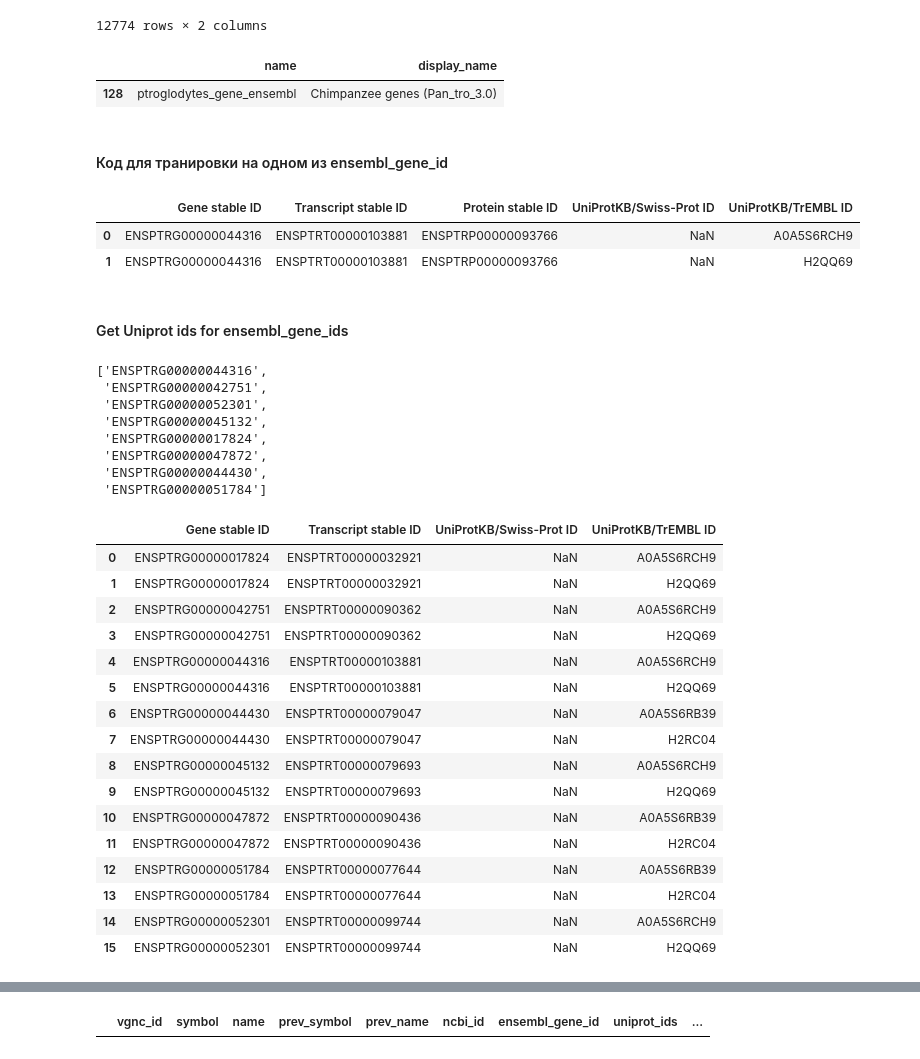
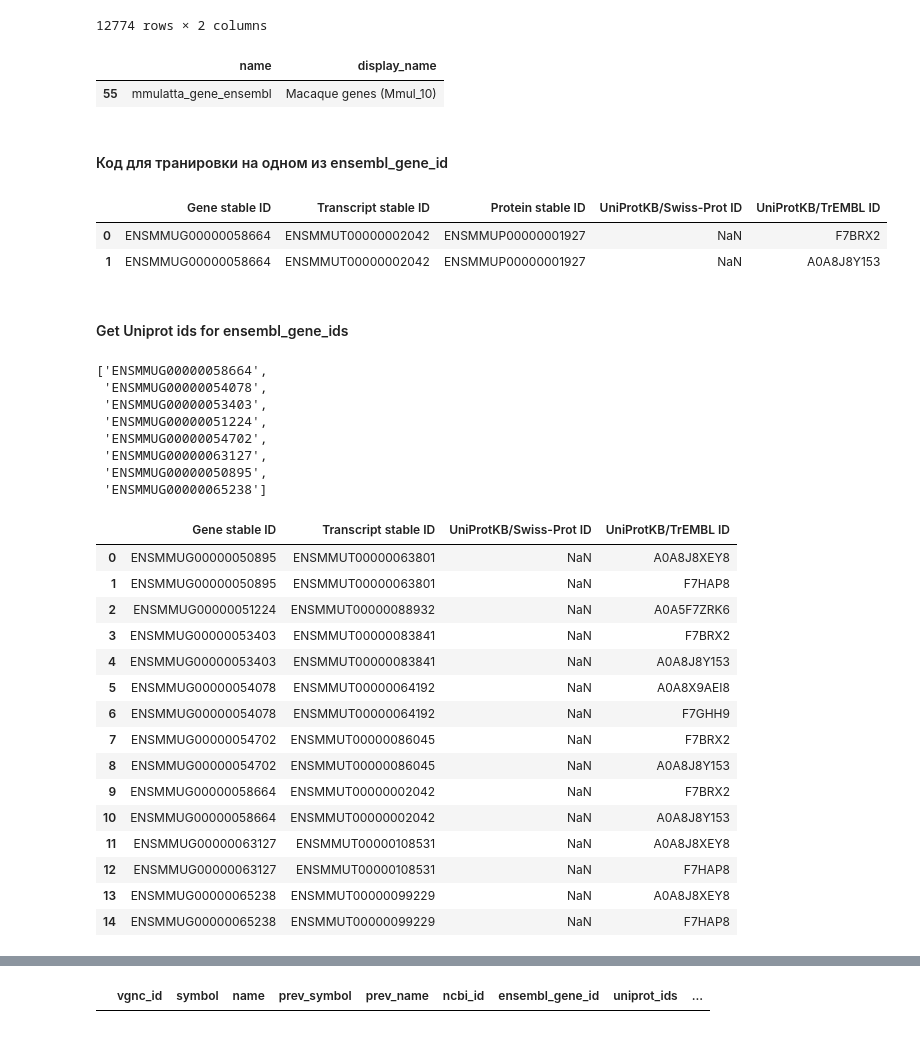
Before and after one commit to intbio/histonedb, a Jupyter notebook: CURATED_SET/mammalia_genes/Macaque_genes.ipynb, the cells around one changed output, grey strips where cells are left out. Drawn from its saved outputs; the diff is of its cells as text; code cells hidden in the pictures.

Commit message:
Collected curated macaque genes

```diff
--- a/CURATED_SET/mammalia_genes/Macaque_genes.ipynb
+++ b/CURATED_SET/mammalia_genes/Macaque_genes.ipynb
@@ -4,7 +4,7 @@ import pandas as pd
 # Macaque
 # %%
 species = "Macaque"
-genes = pd.read_csv(f"{species}_histone_genes.csv")
+genes = pd.read_csv(f"data_seal_et_al/{species}_histone_genes.csv")
 genes = genes[~genes["VGNC ID (gene)"].isna()]
 print(genes.shape)
 genes.head()
@@ -538,20 +482,6 @@ genes_vgnc_merged[
 genes_vgnc_merged.to_csv(f"{species}_genes_vgnc.csv", index=False)
 # %% [markdown]
 ### Get protein GeneBank records via `ensembl_gene_id`
-# %%
-import pandas as pd
-from Bio import Entrez, SeqIO
-
-Entrez.email = "lsingh@intbio.org"
-
-species = "Chimpanzee"
-
-genes_vgnc_merged = pd.read_csv(
-    f"{species}_genes_vgnc.csv",
-    dtype={
-        "ncbi_id": "Int64",
-    },
-)
 # %%
 genes_vgnc_merged[
     genes_vgnc_merged["accession"].isna()
@@ -600,9 +530,9 @@ dataset.query(
 server = Server(host="http://www.ensembl.org")
 mart = server["ENSEMBL_MART_ENSEMBL"]
 available_datasets = mart.list_datasets()
-available_datasets[available_datasets["name"].str.contains("troglodytes")]
+available_datasets[available_datasets["name"].str.contains("mul")]
 # %% [output]
 |  | name | display_name |
-| 128 | ptroglodytes_gene_ensembl | Chimpanzee genes (Pan_tro_3.0) |
+| 55 | mmulatta_gene_ensembl | Macaque genes (Mmul_10) |
 # %% [markdown]
 #### Код для транировки на одном из ensembl_gene_id
@@ -616,7 +540,7 @@ dataset = Dataset(
 for i in range(10):
     try:
         dataset = Dataset(
-            name="ptroglodytes_gene_ensembl",  # Для человека: 'hsapiens_gene_ensembl'
+            name="mmulatta_gene_ensembl",  # Для человека: 'hsapiens_gene_ensembl'
             host="http://www.ensembl.org",
             use_cache=False,
         )
@@ -629,7 +553,7 @@ for i in range(10):
                 "uniprotsptrembl",  # Непроверенный UniProt ID (TrEMBL)
             ],
             filters={
-                "link_ensembl_gene_id": ["ENSPTRG00000044316"]
+                "link_ensembl_gene_id": ["ENSMMUG00000058664"]
             },  # Замените на ваш Gene ID
         )
     except Exception as e:
@@ -637,8 +561,8 @@ for i in range(10):
 results
 # %% [output]
 |  | Gene stable ID | Transcript stable ID | Protein stable ID | UniProtKB/Swiss-Prot ID | UniProtKB/TrEMBL ID |
-| 0 | ENSPTRG00000044316 | ENSPTRT00000103881 | ENSPTRP00000093766 | NaN | A0A5S6RCH9 |
-| 1 | ENSPTRG00000044316 | ENSPTRT00000103881 | ENSPTRP00000093766 | NaN | H2QQ69 |
+| 0 | ENSMMUG00000058664 | ENSMMUT00000002042 | ENSMMUP00000001927 | NaN | F7BRX2 |
+| 1 | ENSMMUG00000058664 | ENSMMUT00000002042 | ENSMMUP00000001927 | NaN | A0A8J8Y153 |
 # %% [markdown]
 #### Get Uniprot ids for ensembl_gene_ids
 # %%
@@ -649,47 +573,46 @@ ensembl_gene_ids = genes_vgnc_merged[
 ]["ensembl_gene_id"].to_list()
 ensembl_gene_ids
 # %% [output]
-['ENSPTRG00000044316',
- 'ENSPTRG00000042751',
- 'ENSPTRG00000052301',
- 'ENSPTRG00000045132',
- 'ENSPTRG00000017824',
- 'ENSPTRG00000047872',
- 'ENSPTRG00000044430',
- 'ENSPTRG00000051784']
+['ENSMMUG00000058664',
+ 'ENSMMUG00000054078',
+ 'ENSMMUG00000053403',
+ 'ENSMMUG00000051224',
+ 'ENSMMUG00000054702',
+ 'ENSMMUG00000063127',
+ 'ENSMMUG00000050895',
+ 'ENSMMUG00000065238']
 # %%
 dataset = Dataset(
-    name="ptroglodytes_gene_ensembl",  # Для человека: 'hsapiens_gene_ensembl'
+    name="mmulatta_gene_ensembl",  # Для человека: 'hsapiens_gene_ensembl'
     host="http://www.ensembl.org",
     use_cache=False,
 )
 results = dataset.query(
     attributes=[
         "ensembl_gene_id",
         "ensembl_transcript_id",
         # 'ensembl_peptide_id',  # ID белка в Ensembl
         "uniprotswissprot",  # Проверенный UniProt ID (Swiss-Prot)
         "uniprotsptrembl",  # Непроверенный UniProt ID (TrEMBL)
     ],
     filters={"link_ensembl_gene_id": ensembl_gene_ids},
 )
 results
 # %% [output]
 |  | Gene stable ID | Transcript stable ID | UniProtKB/Swiss-Prot ID | UniProtKB/TrEMBL ID |
-| 0 | ENSPTRG00000017824 | ENSPTRT00000032921 | NaN | A0A5S6RCH9 |
-| 1 | ENSPTRG00000017824 | ENSPTRT00000032921 | NaN | H2QQ69 |
-| 2 | ENSPTRG00000042751 | ENSPTRT00000090362 | NaN | A0A5S6RCH9 |
-| 3 | ENSPTRG00000042751 | ENSPTRT00000090362 | NaN | H2QQ69 |
-| 4 | ENSPTRG00000044316 | ENSPTRT00000103881 | NaN | A0A5S6RCH9 |
-| 5 | ENSPTRG00000044316 | ENSPTRT00000103881 | NaN | H2QQ69 |
-| 6 | ENSPTRG00000044430 | ENSPTRT00000079047 | NaN | A0A5S6RB39 |
-| 7 | ENSPTRG00000044430 | ENSPTRT00000079047 | NaN | H2RC04 |
-| 8 | ENSPTRG00000045132 | ENSPTRT00000079693 | NaN | A0A5S6RCH9 |
-| 9 | ENSPTRG00000045132 | ENSPTRT00000079693 | NaN | H2QQ69 |
-| 10 | ENSPTRG00000047872 | ENSPTRT00000090436 | NaN | A0A5S6RB39 |
-| 11 | ENSPTRG00000047872 | ENSPTRT00000090436 | NaN | H2RC04 |
-| 12 | ENSPTRG00000051784 | ENSPTRT00000077644 | NaN | A0A5S6RB39 |
-| 13 | ENSPTRG00000051784 | ENSPTRT00000077644 | NaN | H2RC04 |
-| 14 | ENSPTRG00000052301 | ENSPTRT00000099744 | NaN | A0A5S6RCH9 |
-| 15 | ENSPTRG00000052301 | ENSPTRT00000099744 | NaN | H2QQ69 |
+| 0 | ENSMMUG00000050895 | ENSMMUT00000063801 | NaN | A0A8J8XEY8 |
+| 1 | ENSMMUG00000050895 | ENSMMUT00000063801 | NaN | F7HAP8 |
+| 2 | ENSMMUG00000051224 | ENSMMUT00000088932 | NaN | A0A5F7ZRK6 |
+| 3 | ENSMMUG00000053403 | ENSMMUT00000083841 | NaN | F7BRX2 |
+| 4 | ENSMMUG00000053403 | ENSMMUT00000083841 | NaN | A0A8J8Y153 |
+| 5 | ENSMMUG00000054078 | ENSMMUT00000064192 | NaN | A0A8X9AEI8 |
+| 6 | ENSMMUG00000054078 | ENSMMUT00000064192 | NaN | F7GHH9 |
+| 7 | ENSMMUG00000054702 | ENSMMUT00000086045 | NaN | F7BRX2 |
+| 8 | ENSMMUG00000054702 | ENSMMUT00000086045 | NaN | A0A8J8Y153 |
+| 9 | ENSMMUG00000058664 | ENSMMUT00000002042 | NaN | F7BRX2 |
+| 10 | ENSMMUG00000058664 | ENSMMUT00000002042 | NaN | A0A8J8Y153 |
+| 11 | ENSMMUG00000063127 | ENSMMUT00000108531 | NaN | A0A8J8XEY8 |
+| 12 | ENSMMUG00000063127 | ENSMMUT00000108531 | NaN | F7HAP8 |
+| 13 | ENSMMUG00000065238 | ENSMMUT00000099229 | NaN | A0A8J8XEY8 |
+| 14 | ENSMMUG00000065238 | ENSMMUT00000099229 | NaN | F7HAP8 |
 # %%
```
Also changed, not shown: parts of 199 cells of this notebook, 1 other file.
